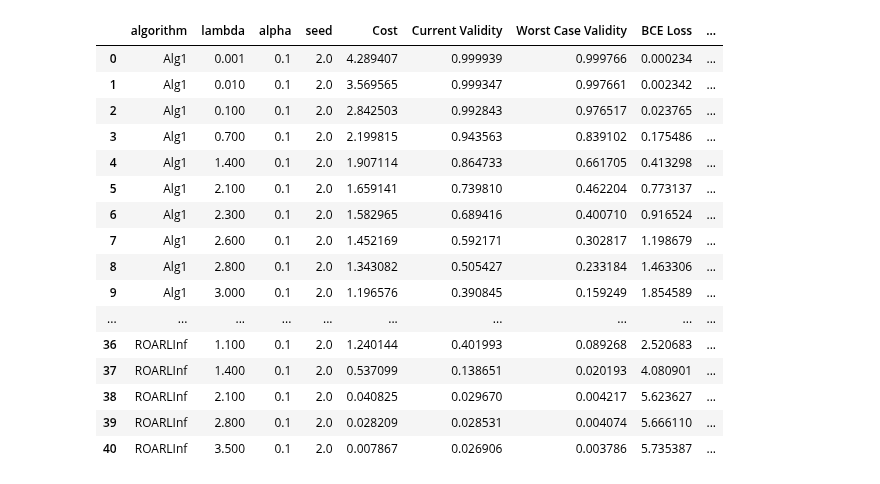
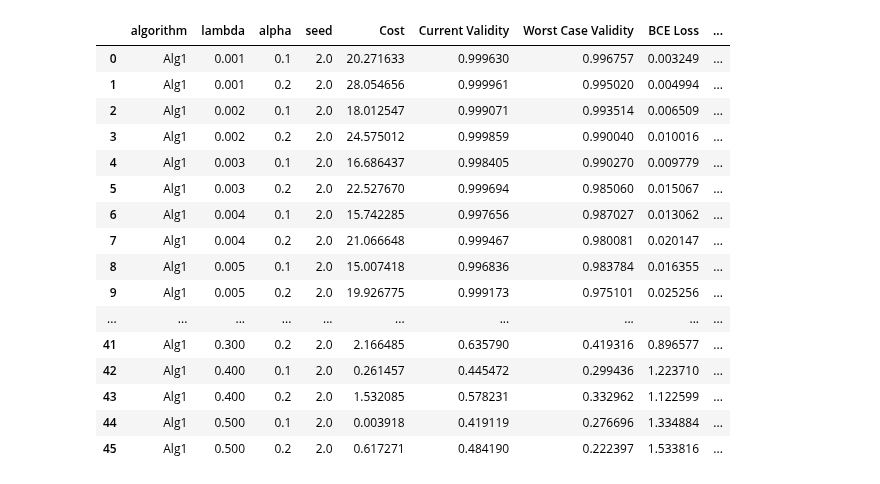
Before and after one commit to kshitij-kayastha/learning-augmented-robust-recourse, a Jupyter notebook: experiments/cost_validity_tradeoff.ipynb, the cells around one changed output. Saved outputs shown, nothing was run; the diff lists cells and outputs as text; code cells hidden in the pictures.

```diff
--- a/experiments/cost_validity_tradeoff.ipynb
+++ b/experiments/cost_validity_tradeoff.ipynb
@@ -221,35 +245,33 @@ def calTheta(xP: np.array, weights: np.array, bias: np.array, alpha: float, meth
 # %%
 def evaluate_performance_each(X_0, X_r, theta_0, alpha, lamb, seed, algorithm, theta_adv_method='L-inf'):
     results = {'cost': [], 'm1_validity': [], 'wc_validity': [], 'm1_probability': [], 'wc_probability': [], 'loss': [], 'J': []}
-
-    weights_0, bias_0 = theta_0[:-1], theta_0[[-1]]
-    # Don't need this block of code below
-    if theta_adv_method=='L-1':
-        theta_adv = get_theta_adv_l1(X_0, X_r, theta_0, alpha, lamb)
-    else:
-        theta_adv = get_theta_adv_linf(X_0, X_r, theta_0, alpha, lamb)
 
     n = len(X_r)
     Y_0 = np.hstack((np.ones((n//2,)), np.zeros((n - n//2,))))
 
     clf = LR()
     clf.train(X_0, Y_0)
-    clf.model.coef_ = weights_0.reshape(1,-1)
-    clf.model.intercept_ = bias_0
     clf_adv = deepcopy(clf)
 
 
     for i in tqdm.trange(n, desc=f'[{algorithm.capitalize()}] [ seed={seed} ] [ α={alpha} ] [ λ={lamb} ]', colour='#0091ff'):
         x_0 = X_0[i]
         x_r = X_r[i]
+        t_0 = theta_0[i]
+        w_0, b_0 = t_0[:-1], t_0[[-1]]
+        if alpha != 0:
+            w_0_adv, b_0_adv = calTheta(x_r, w_0, b_0, alpha, theta_adv_method)
+        else:
+            w_0_adv, b_0_adv = w_0.copy(), b_0.copy()
 
-        weights_adv, bias_adv = calTheta(x_r, weights_0, bias_0, alpha, theta_adv_method)
-        clf_adv.model.coef_ = weights_adv.reshape(1,-1)
-        clf_adv.model.intercept_ = bias_adv
+        clf.model.coef_ = w_0.reshape(1,-1)
+        clf.model.intercept_ = b_0
+        clf_adv.model.coef_ = w_0_adv.reshape(1,-1)
+        clf_adv.model.intercept_ = b_0_adv
 
         J = RecourseCost(x_0, lamb)
+        bce_loss, cost, price = J.eval(x_r, w_0_adv, b_0_adv, True)
 
-        bce_loss, cost, price = J.eval(x_r, weights_adv, bias_adv, True)
         m1_validity = clf.predict(x_r.reshape(1,-1))[0]
         m1_probability = clf.predict_proba(x_r.reshape(1,-1))[0,1]
 
@@ -258,5 +280,5 @@ def evaluate_performance_each(X_0, X_r, theta_0, alpha, lamb, seed, algorithm, t
 
         append_result(results, price, bce_loss, cost, m1_validity, wc_validity, m1_probability, wc_probability)
 
-    return get_result(results, algorithm, seed, alpha, lamb, theta_0, theta_adv)
+    return get_result(results, algorithm, seed, alpha, lamb, None, None)
 # %%
@@ -428,28 +588,29 @@ if doAll:
         df_results_avg_list.append(df_results.groupby(['algorithm', 'lambda', 'alpha'], as_index=False).mean())
 else:
     df_results_avg = df_results.groupby(['algorithm', 'lambda', 'alpha'], as_index=False).mean()
-
-df_results_avg
-# %% [output]
-|  | algorithm | lambda | alpha | seed | Cost | Current Validity | Worst Case Validity | BCE Loss | ... |
-| 0 | Alg1 | 0.001 | 0.1 | 2.0 | 4.289407 | 0.999939 | 0.999766 | 0.000234 | ... |
-| 1 | Alg1 | 0.010 | 0.1 | 2.0 | 3.569565 | 0.999347 | 0.997661 | 0.002342 | ... |
-| 2 | Alg1 | 0.100 | 0.1 | 2.0 | 2.842503 | 0.992843 | 0.976517 | 0.023765 | ... |
-| 3 | Alg1 | 0.700 | 0.1 | 2.0 | 2.199815 | 0.943563 | 0.839102 | 0.175486 | ... |
-| 4 | Alg1 | 1.400 | 0.1 | 2.0 | 1.907114 | 0.864733 | 0.661705 | 0.413298 | ... |
-| 5 | Alg1 | 2.100 | 0.1 | 2.0 | 1.659141 | 0.739810 | 0.462204 | 0.773137 | ... |
-| 6 | Alg1 | 2.300 | 0.1 | 2.0 | 1.582965 | 0.689416 | 0.400710 | 0.916524 | ... |
-| 7 | Alg1 | 2.600 | 0.1 | 2.0 | 1.452169 | 0.592171 | 0.302817 | 1.198679 | ... |
-| 8 | Alg1 | 2.800 | 0.1 | 2.0 | 1.343082 | 0.505427 | 0.233184 | 1.463306 | ... |
-| 9 | Alg1 | 3.000 | 0.1 | 2.0 | 1.196576 | 0.390845 | 0.159249 | 1.854589 | ... |
-| ... | ... | ... | ... | ... | ... | ... | ... | ... | ... |
-| 36 | ROARLInf | 1.100 | 0.1 | 2.0 | 1.240144 | 0.401993 | 0.089268 | 2.520683 | ... |
-| 37 | ROARLInf | 1.400 | 0.1 | 2.0 | 0.537099 | 0.138651 | 0.020193 | 4.080901 | ... |
-| 38 | ROARLInf | 2.100 | 0.1 | 2.0 | 0.040825 | 0.029670 | 0.004217 | 5.623627 | ... |
-| 39 | ROARLInf | 2.800 | 0.1 | 2.0 | 0.028209 | 0.028531 | 0.004074 | 5.666110 | ... |
-| 40 | ROARLInf | 3.500 | 0.1 | 2.0 | 0.007867 | 0.026906 | 0.003786 | 5.735387 | ... |
 # %%
-df_results_avg = df_results.groupby(['algorithm', 'alpha', 'lambda'], as_index=False).mean()
+# df_results_avg = df_results.groupby(['algorithm', 'alpha', 'lambda'], as_index=False).mean()
+
+# px.line(df_results_avg, x='lambda', y='J', markers=True)
+df_results_avg
+# %% [output]
+|  | algorithm | lambda | alpha | seed | Cost | Current Validity | Worst Case Validity | BCE Loss | ... |
+| 0 | Alg1 | 0.001 | 0.1 | 2.0 | 20.271633 | 0.999630 | 0.996757 | 0.003249 | ... |
+| 1 | Alg1 | 0.001 | 0.2 | 2.0 | 28.054656 | 0.999961 | 0.995020 | 0.004994 | ... |
+| 2 | Alg1 | 0.002 | 0.1 | 2.0 | 18.012547 | 0.999071 | 0.993514 | 0.006509 | ... |
+| 3 | Alg1 | 0.002 | 0.2 | 2.0 | 24.575012 | 0.999859 | 0.990040 | 0.010016 | ... |
+| 4 | Alg1 | 0.003 | 0.1 | 2.0 | 16.686437 | 0.998405 | 0.990270 | 0.009779 | ... |
+| 5 | Alg1 | 0.003 | 0.2 | 2.0 | 22.527670 | 0.999694 | 0.985060 | 0.015067 | ... |
+| 6 | Alg1 | 0.004 | 0.1 | 2.0 | 15.742285 | 0.997656 | 0.987027 | 0.013062 | ... |
+| 7 | Alg1 | 0.004 | 0.2 | 2.0 | 21.066648 | 0.999467 | 0.980081 | 0.020147 | ... |
+| 8 | Alg1 | 0.005 | 0.1 | 2.0 | 15.007418 | 0.996836 | 0.983784 | 0.016355 | ... |
+| 9 | Alg1 | 0.005 | 0.2 | 2.0 | 19.926775 | 0.999173 | 0.975101 | 0.025256 | ... |
+| ... | ... | ... | ... | ... | ... | ... | ... | ... | ... |
+| 41 | Alg1 | 0.300 | 0.2 | 2.0 | 2.166485 | 0.635790 | 0.419316 | 0.896577 | ... |
+| 42 | Alg1 | 0.400 | 0.1 | 2.0 | 0.261457 | 0.445472 | 0.299436 | 1.223710 | ... |
+| 43 | Alg1 | 0.400 | 0.2 | 2.0 | 1.532085 | 0.578231 | 0.332962 | 1.122599 | ... |
+| 44 | Alg1 | 0.500 | 0.1 | 2.0 | 0.003918 | 0.419119 | 0.276696 | 1.334884 | ... |
+| 45 | Alg1 | 0.500 | 0.2 | 2.0 | 0.617271 | 0.484190 | 0.222397 | 1.533816 | ... |
 # %%
 # custom_colors = {
 #     "LInf(Lamb = 0.1)": "#33FFFF",
```
Also changed, not shown: parts of 9 cells of this notebook, 2 other files.
